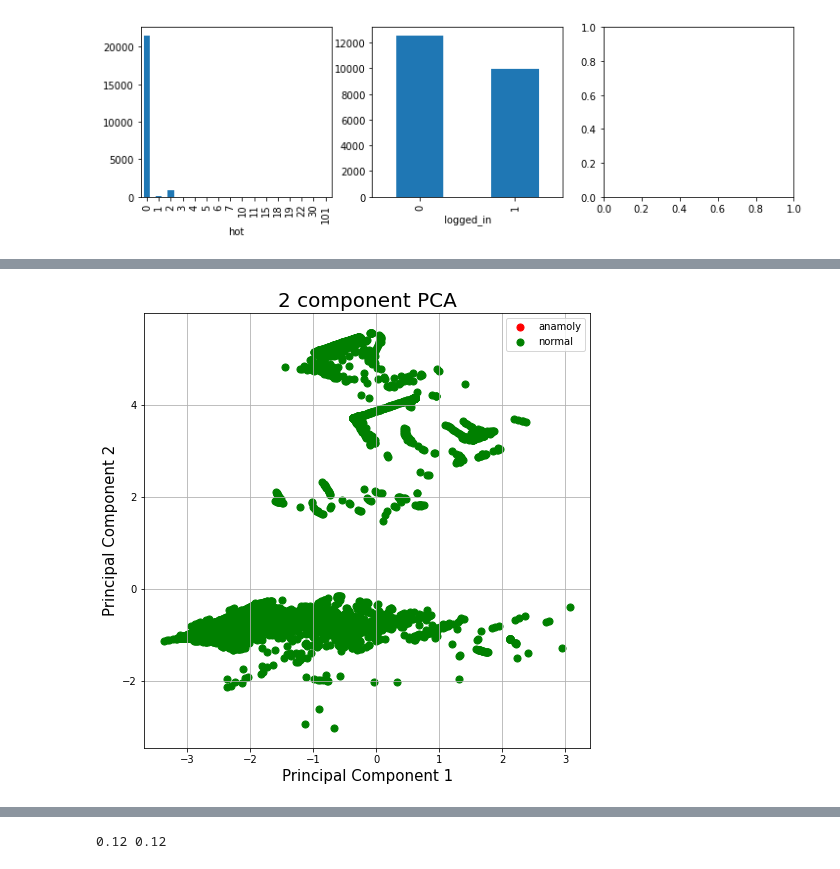
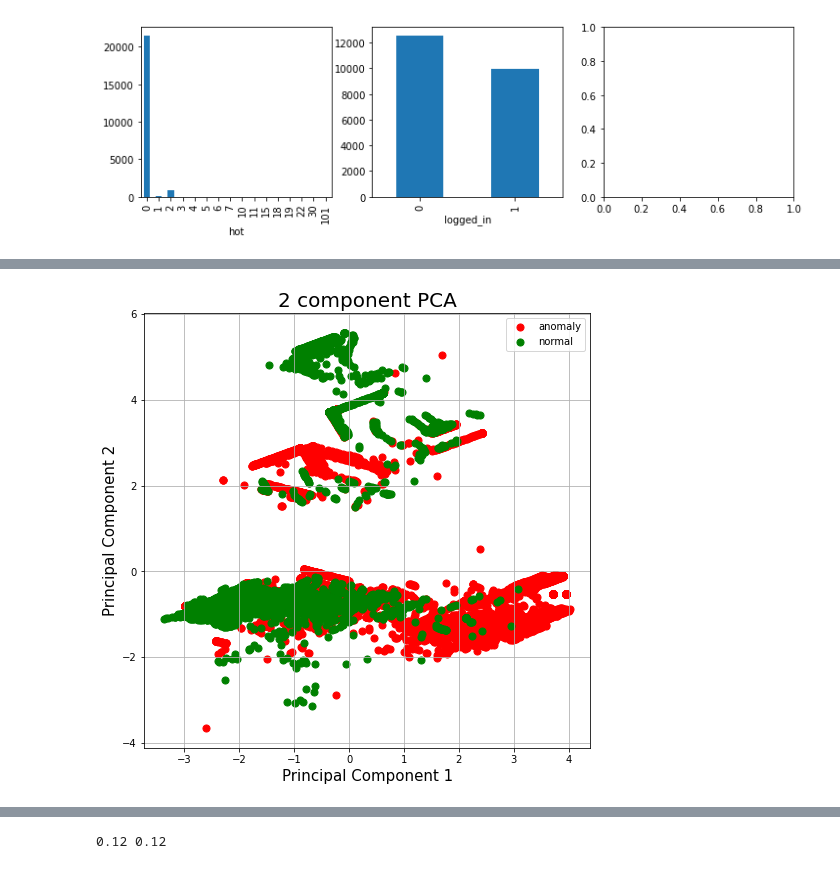
Before and after one commit to shivabansal1046/BITSAssignments, a Jupyter notebook: IDS_Assignment1/Network profiling.ipynb, the cells around one changed output, grey strips where cells are left out. Cells and saved outputs as stored; diff of their text form; code cells hidden in the pictures.

```diff
--- a/IDS_Assignment1/Network profiling.ipynb
+++ b/IDS_Assignment1/Network profiling.ipynb
@@ -130,0 +217,3 @@ EDA(data, num_cols)
+# %%
+data = data.drop(['num_compromised', 'srv_rerror_rate',
+           'srv_serror_rate', 'dst_host_srv_serror_rate', 'dst_host_srv_rerror_rate'], axis=1)
@@ -173,0 +234,19 @@ EDA(clean_df, num_cols)
+# %%
+anomaly_suppression_cols = [
+     {'column_name': 'src_bytes', 'column_type': 'num', 'graph_type': 'box'}
+     ,{'column_name': 'dst_bytes', 'column_type': 'num', 'graph_type': 'box'}
+     ,{'column_name': 'src_bytes', 'column_type': 'num', 'graph_type': 'box'}
+     ,{'column_name': 'dst_bytes', 'column_type': 'num', 'graph_type': 'box'}
+     ,{'column_name': 'count', 'column_type': 'num', 'graph_type': 'box'}
+     ,{'column_name': 'srv_count', 'column_type': 'num', 'graph_type': 'box'}
+     ,{'column_name': 'same_srv_rate', 'column_type': 'num', 'graph_type': 'box'}
+     ,{'column_name': 'diff_srv_rate', 'column_type': 'num', 'graph_type': 'box'}
+     ,{'column_name': 'dst_host_same_srv_rate', 'column_type': 'num', 'graph_type': 'box'}
+     ,{'column_name': 'dst_host_diff_srv_rate', 'column_type': 'num', 'graph_type': 'box'}
+     ,{'column_name': 'dst_host_same_src_port_rate', 'column_type': 'num', 'graph_type': 'box'}
+     ,{'column_name': 'dst_host_srv_diff_host_rate', 'column_type': 'num', 'graph_type': 'box'}
+     ,{'column_name': 'dst_host_serror_rate', 'column_type': 'num', 'graph_type': 'box'}
+     ,{'column_name': 'dst_host_rerror_rate', 'column_type': 'num', 'graph_type': 'box'}
+    ]
+clean_df = outlier_suppression_skewed(data, anomaly_suppression_cols)
+clean_df
@@ -232,6 +286,7 @@ for i in data.columns:
         df_temp['col_name'] = i
         cardinality_info = pd.concat([cardinality_info, df_temp])
 # %%
+## One hot encoding
 def encode_and_bind(original_dataframe, feature_to_encode):
     dummies = pd.get_dummies(original_dataframe[[feature_to_encode]], drop_first= True)
     res = pd.concat([original_dataframe, dummies], axis=1)
@@ -241,4 +296,4 @@ def encode_and_bind(original_dataframe, feature_to_encode):
 features_to_encode = cardinality_info.col_name.unique()
 
 for feature in features_to_encode:
-    data = encode_and_bind(data, feature)
+    clean_df = encode_and_bind(clean_df, feature)
@@ -261,9 +316,9 @@ data
 # %%
 from sklearn.preprocessing import StandardScaler
 # Separating out the features
-x = data.drop(['class'], axis=1).values
+x = clean_df.drop(['class'], axis=1).values
 # Separating out the target
-y = data['class'].values
+y = clean_df['class'].values
 # Standardizing the features
 x = StandardScaler().fit_transform(x)
 # %%
@@ -279,22 +334,23 @@ array([0.06571172, 0.03614347])
 # %%
-finalDf = pd.concat([principalDf, data['class']], axis = 1)
+import matplotlib.pyplot as plt
+finalDf = pd.concat([principalDf, clean_df['class']], axis = 1)
 fig = plt.figure(figsize = (8,8))
 ax = fig.add_subplot(1,1,1)
 ax.set_xlabel('Principal Component 1', fontsize = 15)
 ax.set_ylabel('Principal Component 2', fontsize = 15)
 ax.set_title('2 component PCA', fontsize = 20)
-targets = ['anamoly', 'normal']
+targets = ['anomaly', 'normal']
 colors = ['r', 'g']
 for target, color in zip(targets,colors):
     indicesToKeep = finalDf['class'] == target
     ax.scatter(finalDf.loc[indicesToKeep, 'principal component 1']
                , finalDf.loc[indicesToKeep, 'principal component 2']
                , c = color
                , s = 50)
 ax.legend(targets)
 ax.grid()
 # %% [output]
-[figure, old version]
+[figure, new version]
 # %%
 from sklearn.decomposition import PCA
 pca = PCA(n_components=50)
```
Also changed, not shown: parts of 25 cells of this notebook.
